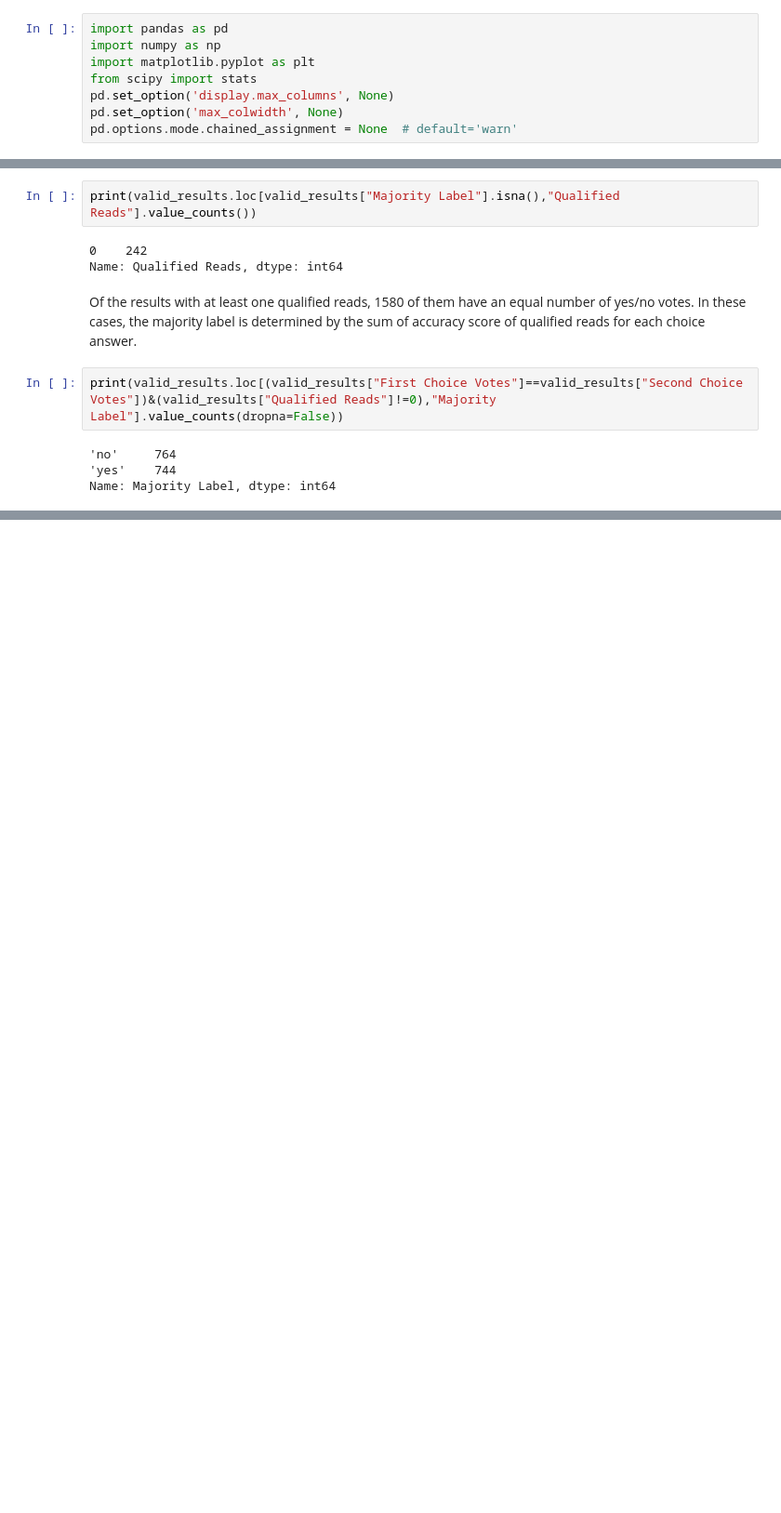
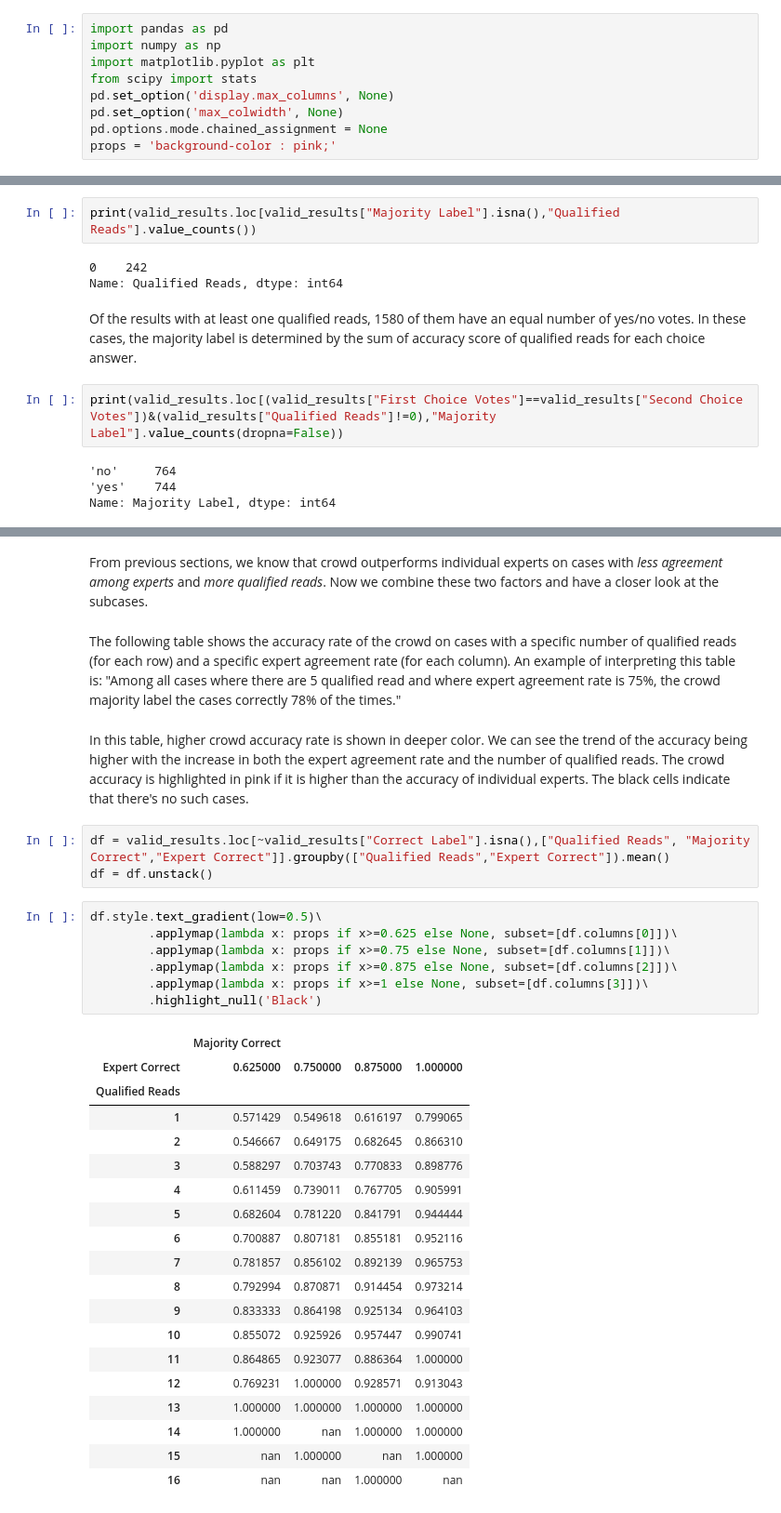
Before and after one commit to zhengxiaoyan321/medical_label_project, a Jupyter notebook: main.ipynb, the cells around one changed output, grey strips where cells are left out. Shown at 93% size. Saved outputs shown, nothing was run; the diff lists cells and outputs as text; blank space fills up the shorter version.

```diff
--- a/main.ipynb
+++ b/main.ipynb
@@ -11,7 +11,8 @@ import matplotlib.pyplot as plt
 from scipy import stats
 pd.set_option('display.max_columns', None)
 pd.set_option('max_colwidth', None)
-pd.options.mode.chained_assignment = None  # default='warn'
+pd.options.mode.chained_assignment = None
+props = 'background-color : pink;'
 # %% [markdown]
 Read data from csv files.
 # %%
@@ -294,0 +221,36 @@ plt.legend()
+# %% [markdown]
+From previous sections, we know that crowd outperforms individual experts on cases with *less agreement among experts* and *more qualified reads*. Now we combine these two factors and have a closer look at the subcases.
+# %% [markdown]
+The following table shows the accuracy rate of the crowd on cases with a specific number of qualified reads (for each row) and a specific expert agreement rate (for each column). An example of interpreting this table is: "Among all cases where there are 5 qualified read and where expert agreement rate is 75%, the crowd majority label the cases correctly 78% of the times."
+# %% [markdown]
+In this table, higher crowd accuracy rate is shown in deeper color. We can see the trend of the accuracy being higher with the increase in both the expert agreement rate and the number of qualified reads. The crowd accuracy is highlighted in pink if it is higher than the accuracy of individual experts. The black cells indicate that there's no such cases.
+# %%
+df = valid_results.loc[~valid_results["Correct Label"].isna(),["Qualified Reads", "Majority Correct","Expert Correct"]].groupby(["Qualified Reads","Expert Correct"]).mean()
+df = df.unstack()
+# %%
+df.style.text_gradient(low=0.5)\
+        .applymap(lambda x: props if x>=0.625 else None, subset=[df.columns[0]])\
+        .applymap(lambda x: props if x>=0.75 else None, subset=[df.columns[1]])\
+        .applymap(lambda x: props if x>=0.875 else None, subset=[df.columns[2]])\
+        .applymap(lambda x: props if x>=1 else None, subset=[df.columns[3]])\
+        .highlight_null('Black')
+# %% [output]
+|  | Majority Correct |  |  |  |
+| Expert Correct | 0.625000 | 0.750000 | 0.875000 | 1.000000 |
+| Qualified Reads |  |  |  |  |
+| 1 | 0.571429 | 0.549618 | 0.616197 | 0.799065 |
+| 2 | 0.546667 | 0.649175 | 0.682645 | 0.866310 |
+| 3 | 0.588297 | 0.703743 | 0.770833 | 0.898776 |
+| 4 | 0.611459 | 0.739011 | 0.767705 | 0.905991 |
+| 5 | 0.682604 | 0.781220 | 0.841791 | 0.944444 |
+| 6 | 0.700887 | 0.807181 | 0.855181 | 0.952116 |
+| 7 | 0.781857 | 0.856102 | 0.892139 | 0.965753 |
+| 8 | 0.792994 | 0.870871 | 0.914454 | 0.973214 |
+| 9 | 0.833333 | 0.864198 | 0.925134 | 0.964103 |
+| 10 | 0.855072 | 0.925926 | 0.957447 | 0.990741 |
+| 11 | 0.864865 | 0.923077 | 0.886364 | 1.000000 |
+| 12 | 0.769231 | 1.000000 | 0.928571 | 0.913043 |
+| 13 | 1.000000 | 1.000000 | 1.000000 | 1.000000 |
+| 14 | 1.000000 | nan | 1.000000 | 1.000000 |
+| 15 | nan | 1.000000 | nan | 1.000000 |
+| 16 | nan | nan | 1.000000 | nan |
```
Also changed, not shown: parts of 72 cells of this notebook, 1 other file.
